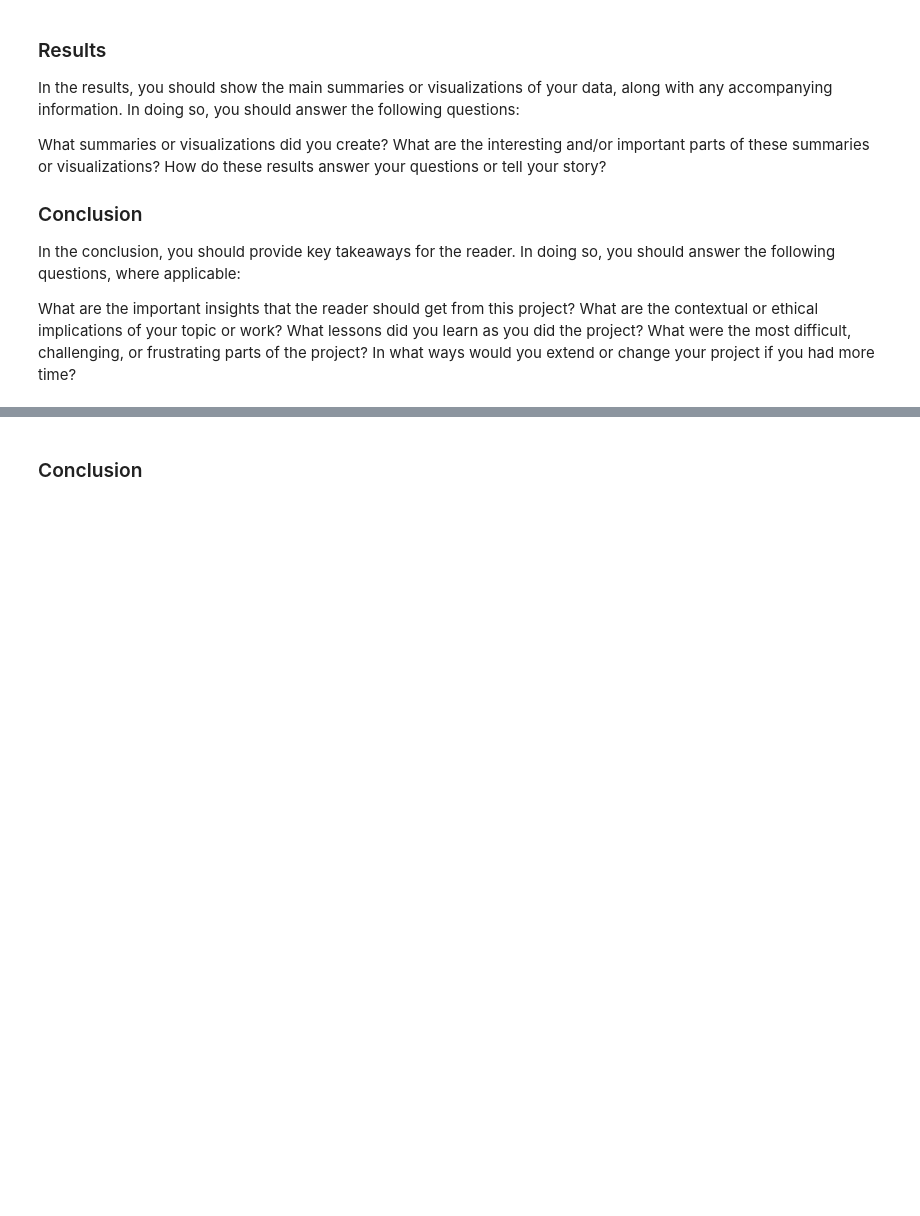
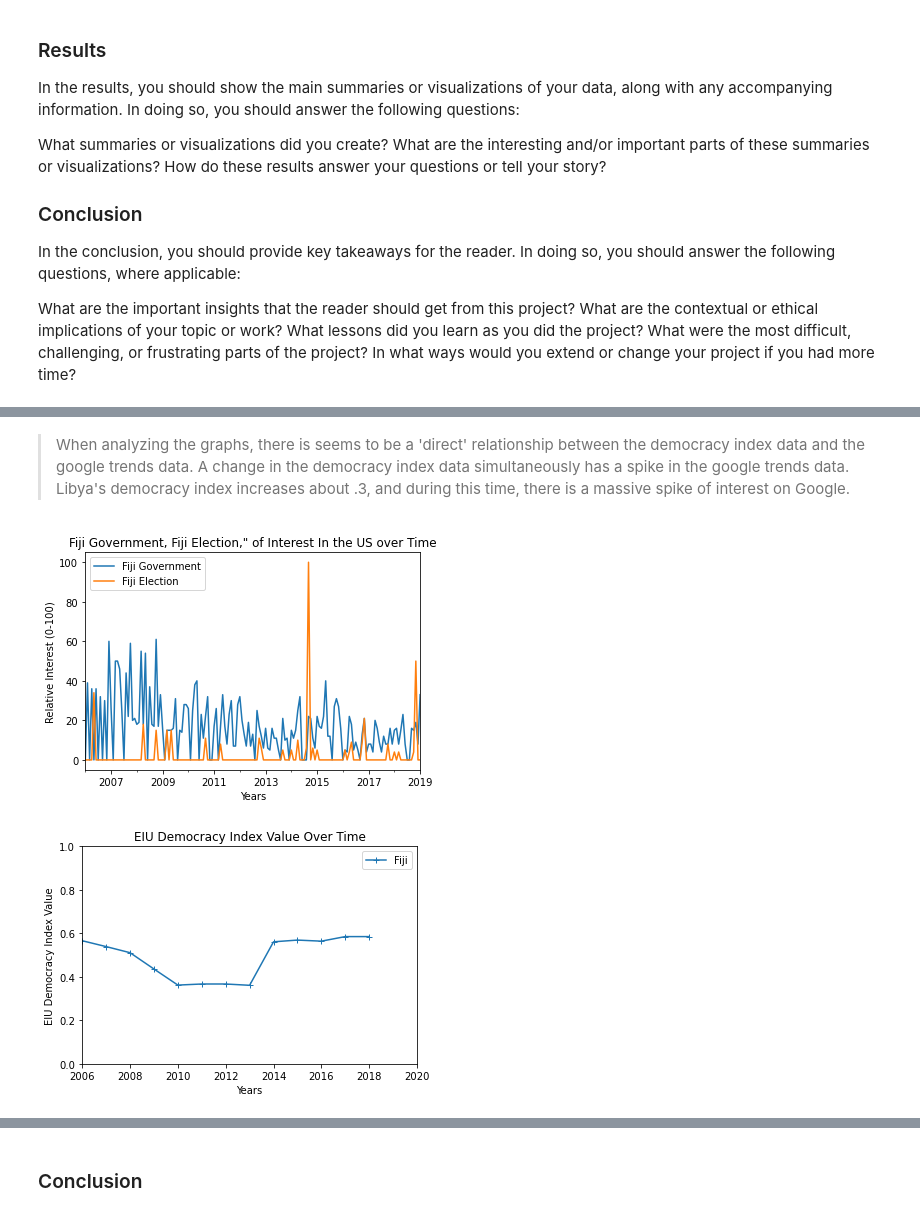
Before and after one commit to olincollege/midterm-project-Erhardt4, a Jupyter notebook: compessay.ipynb, the cells around one changed output, grey strips where cells are left out. Drawn from its saved outputs; the diff is of its cells as text; code cells hidden in the pictures; blank space fills up the shorter version.

```diff
--- a/compessay.ipynb
+++ b/compessay.ipynb
@@ -86,0 +180,13 @@ plot_country.pytrend_analysis(data, country_list, country_list[0], 4)
+# %% [markdown]
+> When analyzing the graphs, there is seems to be a 'direct' relationship between the democracy index data and the google trends data. A change in the democracy index data simultaneously has a spike in the google trends data. Libya's democracy index increases about .3, and during this time, there is a massive spike of interest on Google.
+# %%
+# Plotting pytrend data
+kw_list_fiji_terms = ["Fiji Government", "Fiji Election"]
+fiji_data_terms = plot_country.country_data_pytrend(kw_list_fiji_terms)
+plot_country.make_plots(fiji_data_terms, kw_list_fiji_terms)
+
+# Plotting EIU data
+gapminder_data_manipulation.plot_chosen_countries([threshold_list[0]])
+# %% [output]
+[figure, added]
+[figure, added]
```
Also changed, not shown: parts of 26 cells of this notebook, 2 other files.
